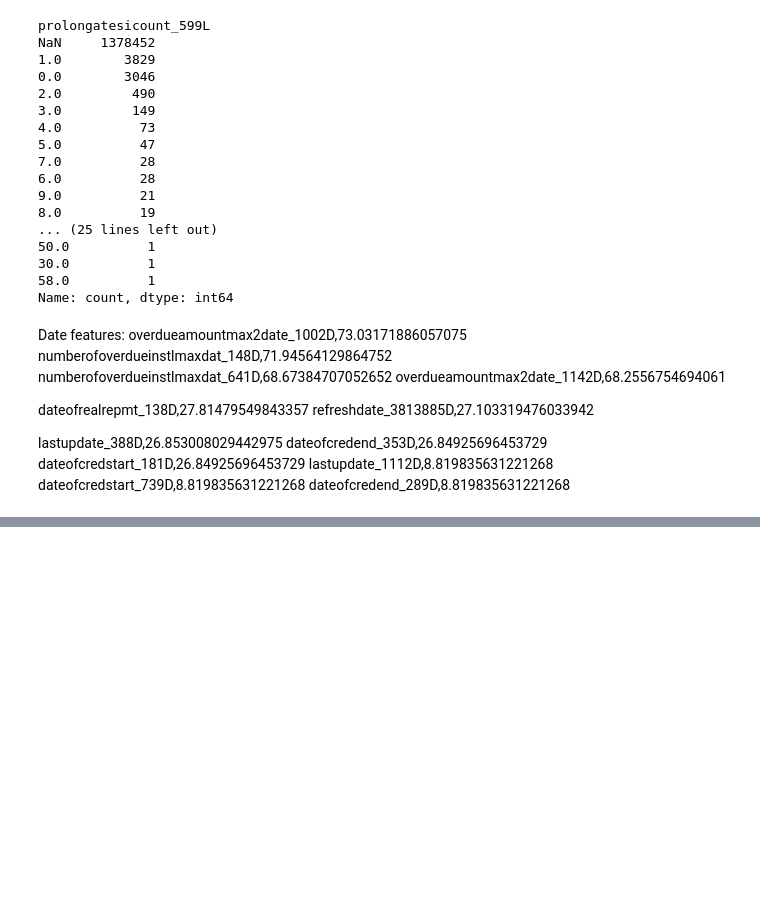
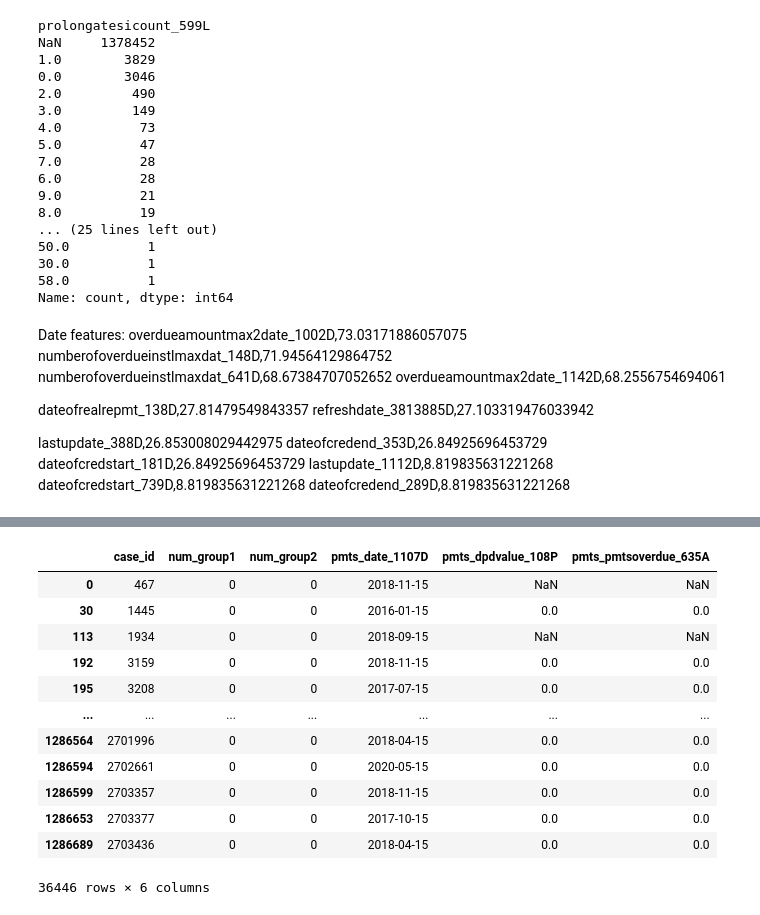
Before and after one commit to manpreetsingh227/MSc-project, a Jupyter notebook: notebooks/featureselection.ipynb, the cells around one changed output, grey strips where cells are left out. Drawn from its saved outputs; the diff is of its cells as text; code cells hidden in the pictures; blank space fills up the shorter version.

```diff
--- a/notebooks/featureselection.ipynb
+++ b/notebooks/featureselection.ipynb
@@ -626,0 +687,16 @@ credit_bureau_a_2 =
+# %%
+credit_bureau_b_2[(credit_bureau_b_2["num_group1"]==0)&(credit_bureau_b_2["num_group2"]==0)]
+# %% [output]
+|  | case_id | num_group1 | num_group2 | pmts_date_1107D | pmts_dpdvalue_108P | pmts_pmtsoverdue_635A |
+| 0 | 467 | 0 | 0 | 2018-11-15 | NaN | NaN |
+| 30 | 1445 | 0 | 0 | 2016-01-15 | 0.0 | 0.0 |
+| 113 | 1934 | 0 | 0 | 2018-09-15 | NaN | NaN |
+| 192 | 3159 | 0 | 0 | 2018-11-15 | 0.0 | 0.0 |
+| 195 | 3208 | 0 | 0 | 2017-07-15 | 0.0 | 0.0 |
+| ... | ... | ... | ... | ... | ... | ... |
+| 1286564 | 2701996 | 0 | 0 | 2018-04-15 | 0.0 | 0.0 |
+| 1286594 | 2702661 | 0 | 0 | 2020-05-15 | 0.0 | 0.0 |
+| 1286599 | 2703357 | 0 | 0 | 2018-11-15 | 0.0 | 0.0 |
+| 1286653 | 2703377 | 0 | 0 | 2017-10-15 | 0.0 | 0.0 |
+| 1286689 | 2703436 | 0 | 0 | 2018-04-15 | 0.0 | 0.0 |
+36446 rows × 6 columns
```
Also changed, not shown: parts of 13 cells of this notebook.
